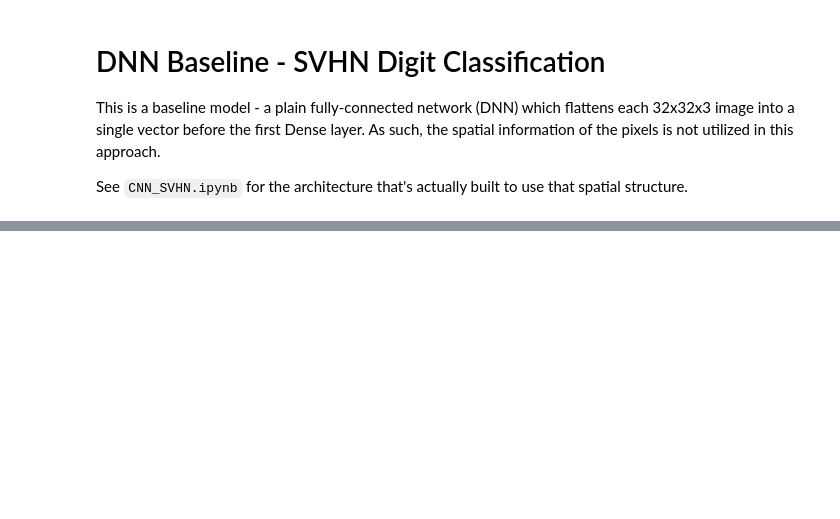
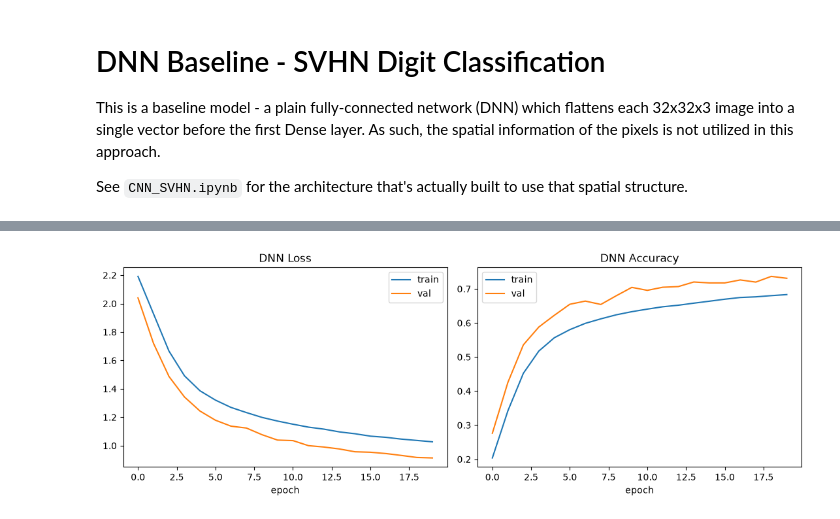
Before and after one commit to omkar-shetty/SVHN_image_recognition, a Jupyter notebook: DNN_SVHN.ipynb, the cells around one changed output, grey strips where cells are left out. Cells and saved outputs as stored; diff of their text form; code cells hidden in the pictures; blank space fills up the shorter version.

```diff
--- a/DNN_SVHN.ipynb
+++ b/DNN_SVHN.ipynb
@@ -234,0 +162,5 @@ Epoch 00020: loss improved from 0.56210 to 0.55151, saving model to checkpoints_
+# %%
+plot_training_curves(history, title="DNN")
+plt.show()
+# %% [output]
+[figure, added]
```
Also changed, not shown: parts of 34 cells of this notebook.
